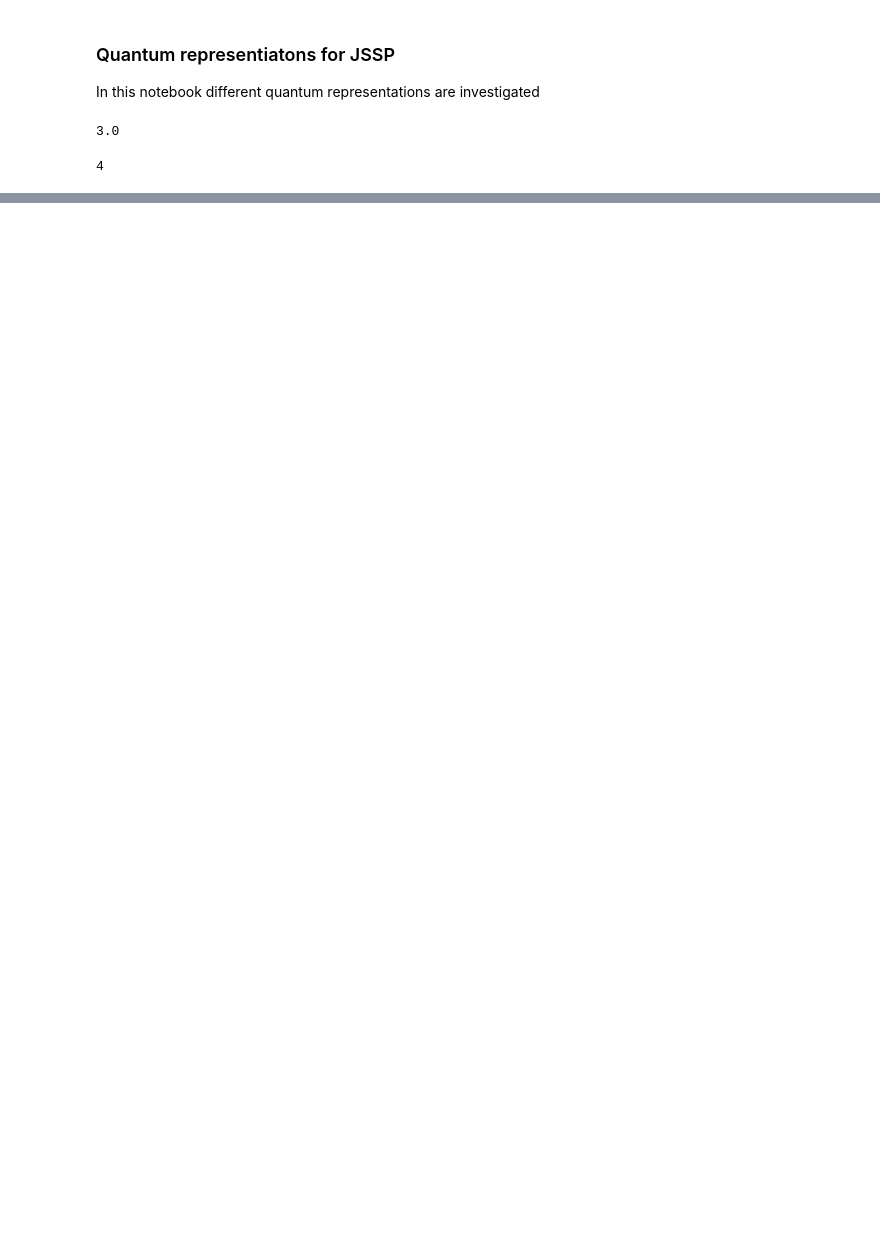
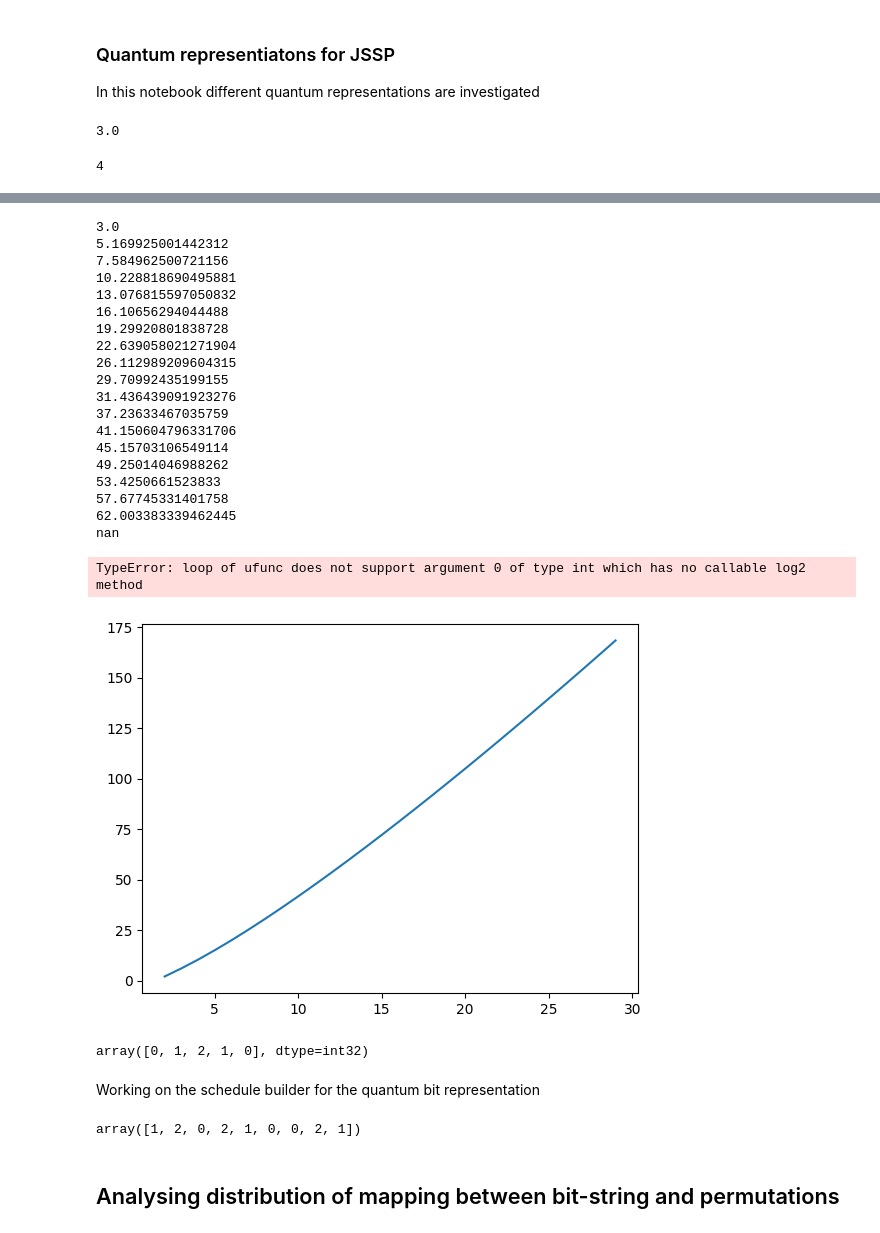
Before and after one commit to B-Moritz/QGA_JSSP, a Jupyter notebook: lab/quantum_representation.ipynb, the cells around one changed output, grey strips where cells are left out. Drawn from its saved outputs; the diff is of its cells as text; code cells hidden in the pictures; blank space fills up the shorter version.

Commit message:
Adding the quantum representations.

```diff
--- a/lab/quantum_representation.ipynb
+++ b/lab/quantum_representation.ipynb
@@ -98,0 +78,44 @@ print(cur_cromosome.x)
+# %%
+j = np.arange(2, 30, 1)
+plt.plot(j, (np.log2(j-1) + 1)*j, label="normal")
+y = np.empty(len(j))
+for i, j_number in enumerate(j):
+    cur_val = np.log2(math.factorial(j_number)*j_number) + 1
+    print(cur_val)
+    y[i] = cur_val
+
+
+plt.plot(j, y, label="factorial")
+#n_permutations = math.factorial(j)*m
+plt.ylabel("Number of bits")
+plt.xlabel("number of jobs")
+
+plt.legend()
+# %% [output]
+3.0
+5.169925001442312
+7.584962500721156
+10.228818690495881
+13.076815597050832
+16.10656294044488
+19.29920801838728
+22.639058021271904
+26.112989209604315
+29.70992435199155
+31.436439091923276
+37.23633467035759
+41.150604796331706
+45.15703106549114
+49.25014046988262
+53.4250661523833
+57.67745331401758
+62.003383339462445
+nan
+TypeError: loop of ufunc does not support argument 0 of type int which has no callable log2 method
+[figure, added]
+# %%
+test % 3
+# %% [output]
+array([0, 1, 2, 1, 0], dtype=int32)
+# %% [markdown]
+Working on the schedule builder for the quantum bit representation
@@ -98,0 +141,6 @@ print(cur_cromosome.x)
+# %%
+test_permutation.permutation.ravel()
+# %% [output]
+array([1, 2, 0, 2, 1, 0, 0, 2, 1])
+# %% [markdown]
+## Analysing distribution of mapping between bit-string and permutations
```
Also changed, not shown: parts of 47 cells of this notebook, 52 other files.
